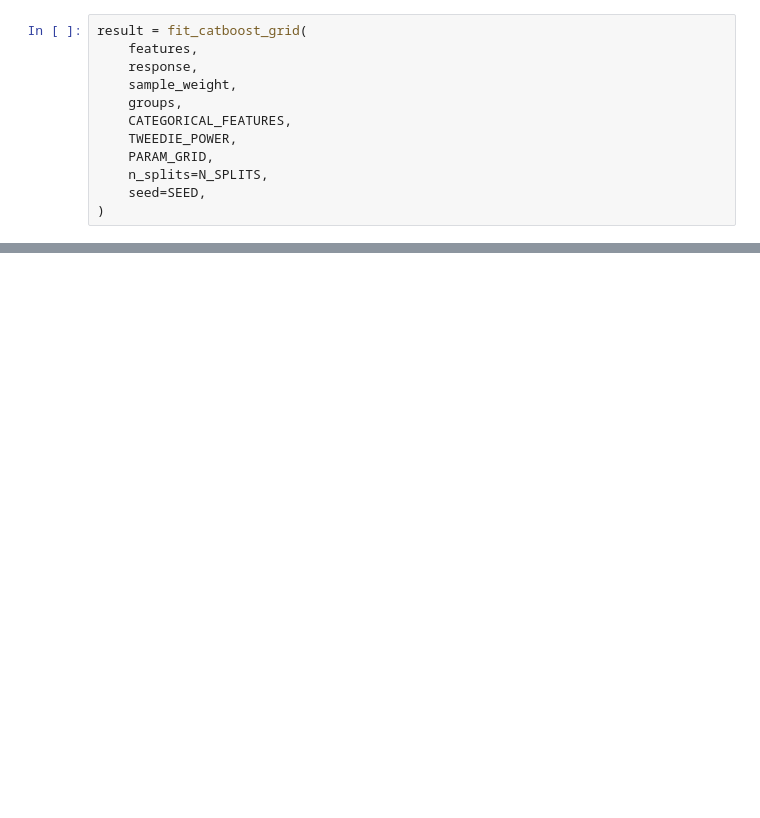
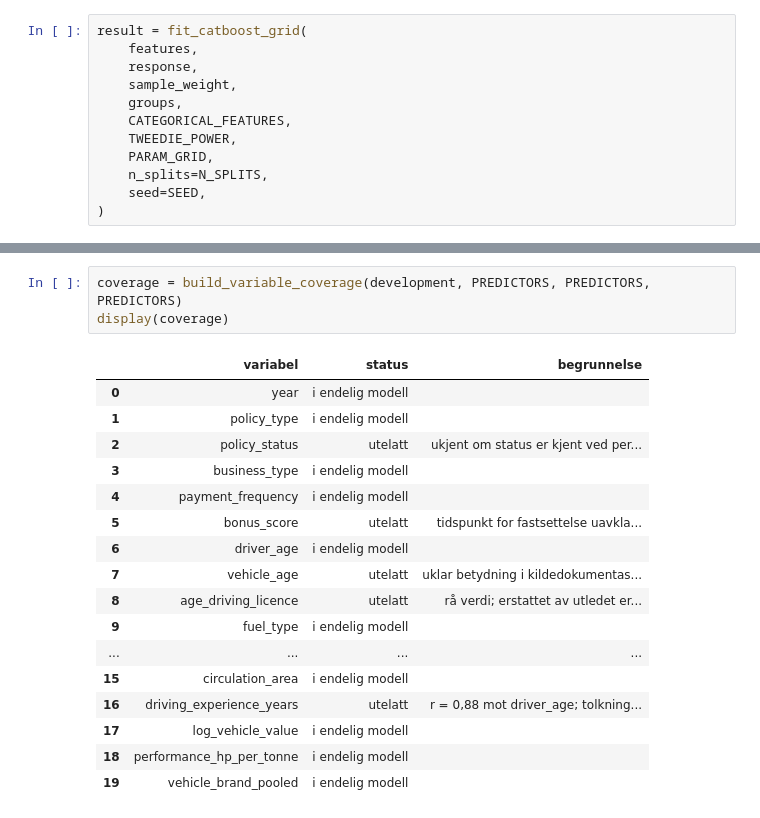
Before and after one commit to MarkusBjerkaas/Motor-Insurance-GLM-ML, a Jupyter notebook: ml_pricing.ipynb, the cells around one changed output, grey strips where cells are left out. Cells and saved outputs as stored; diff of their text form; blank space fills up the shorter version.

```diff
--- a/ml_pricing.ipynb
+++ b/ml_pricing.ipynb
@@ -124,0 +158,21 @@ er låst.
+# %%
+coverage = build_variable_coverage(development, PREDICTORS, PREDICTORS, PREDICTORS)
+display(coverage)
+# %% [output]
+|  | variabel | status | begrunnelse |
+| 0 | year | i endelig modell |  |
+| 1 | policy_type | i endelig modell |  |
+| 2 | policy_status | utelatt | ukjent om status er kjent ved per... |
+| 3 | business_type | i endelig modell |  |
+| 4 | payment_frequency | i endelig modell |  |
+| 5 | bonus_score | utelatt | tidspunkt for fastsettelse uavkla... |
+| 6 | driver_age | i endelig modell |  |
+| 7 | vehicle_age | utelatt | uklar betydning i kildedokumentas... |
+| 8 | age_driving_licence | utelatt | rå verdi; erstattet av utledet er... |
+| 9 | fuel_type | i endelig modell |  |
+| ... | ... | ... | ... |
+| 15 | circulation_area | i endelig modell |  |
+| 16 | driving_experience_years | utelatt | r = 0,88 mot driver_age; tolkning... |
+| 17 | log_vehicle_value | i endelig modell |  |
+| 18 | performance_hp_per_tonne | i endelig modell |  |
+| 19 | vehicle_brand_pooled | i endelig modell |  |
```
Also changed, not shown: parts of 12 cells of this notebook, 24 other files.
